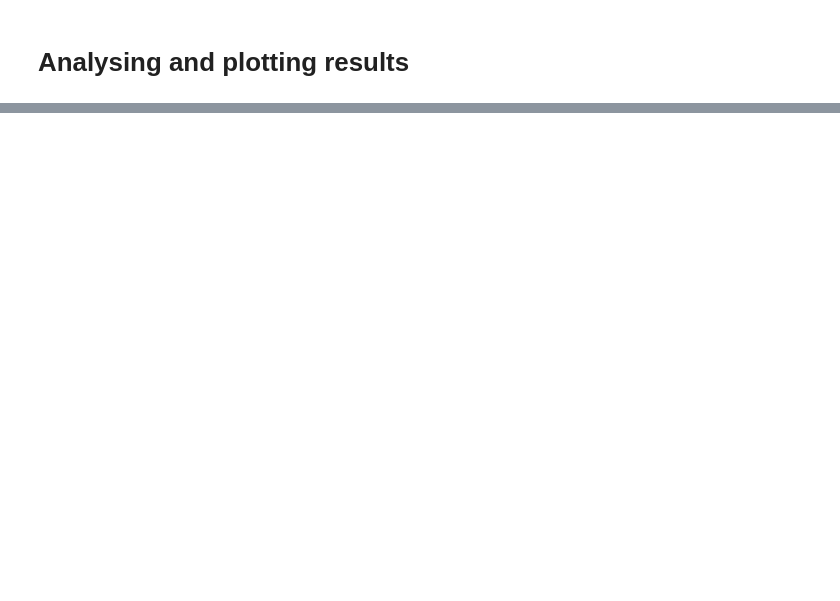
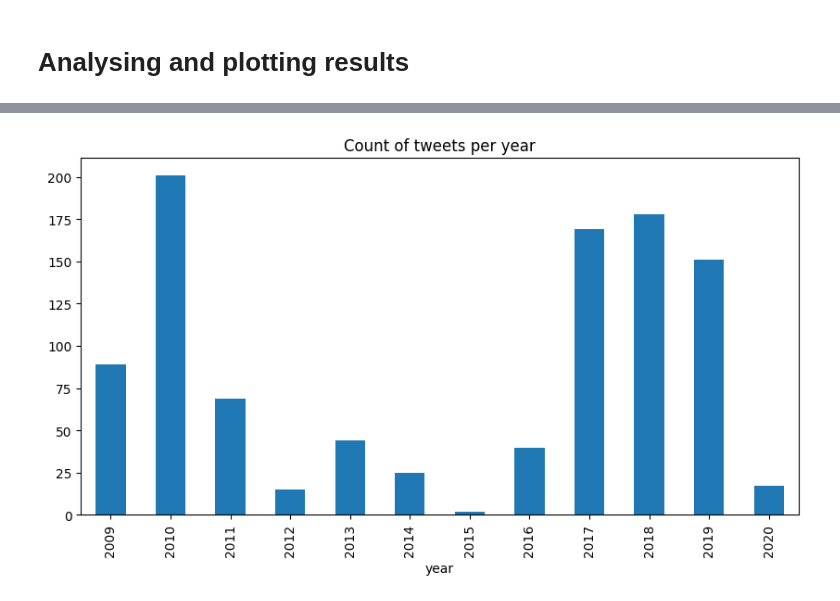
Before and after one commit to idadencker/STANDBY, a Jupyter notebook: Rec-nition and attack on twitter data/Scripts/Applying_algorithms.ipynb, the cells around one changed output, grey strips where cells are left out. Drawn from its saved outputs; the diff is of its cells as text; code cells hidden in the pictures; blank space fills up the shorter version.

```diff
--- a/Rec-nition and attack on twitter data/Scripts/Applying_algorithms.ipynb
+++ b/Rec-nition and attack on twitter data/Scripts/Applying_algorithms.ipynb
@@ -4,0 +603,6 @@
+# %%
+# Count how many post we have for each year:
+#make a new column with year based on the first 4 charcahters
+scored_tweets['year'] = scored_tweets['created_at'].str[:4]
+#count how many tweets for each year
+scored_tweets['year'].value_counts().sort_index()
@@ -4,0 +624,10 @@
+# %%
+#Make a plot with count of posts on y and the year on x (how many tweets for each year)
+ax = scored_tweets['year'].value_counts().sort_index() \
+    .plot(kind= 'bar',
+    title= 'Count of tweets per year',
+    figsize= (10,5))
+ax.set_xlabel('year')
+plt.show()
+# %% [output]
+[figure, added]
```
Also changed, not shown: parts of 18 cells of this notebook, 8 other files.
